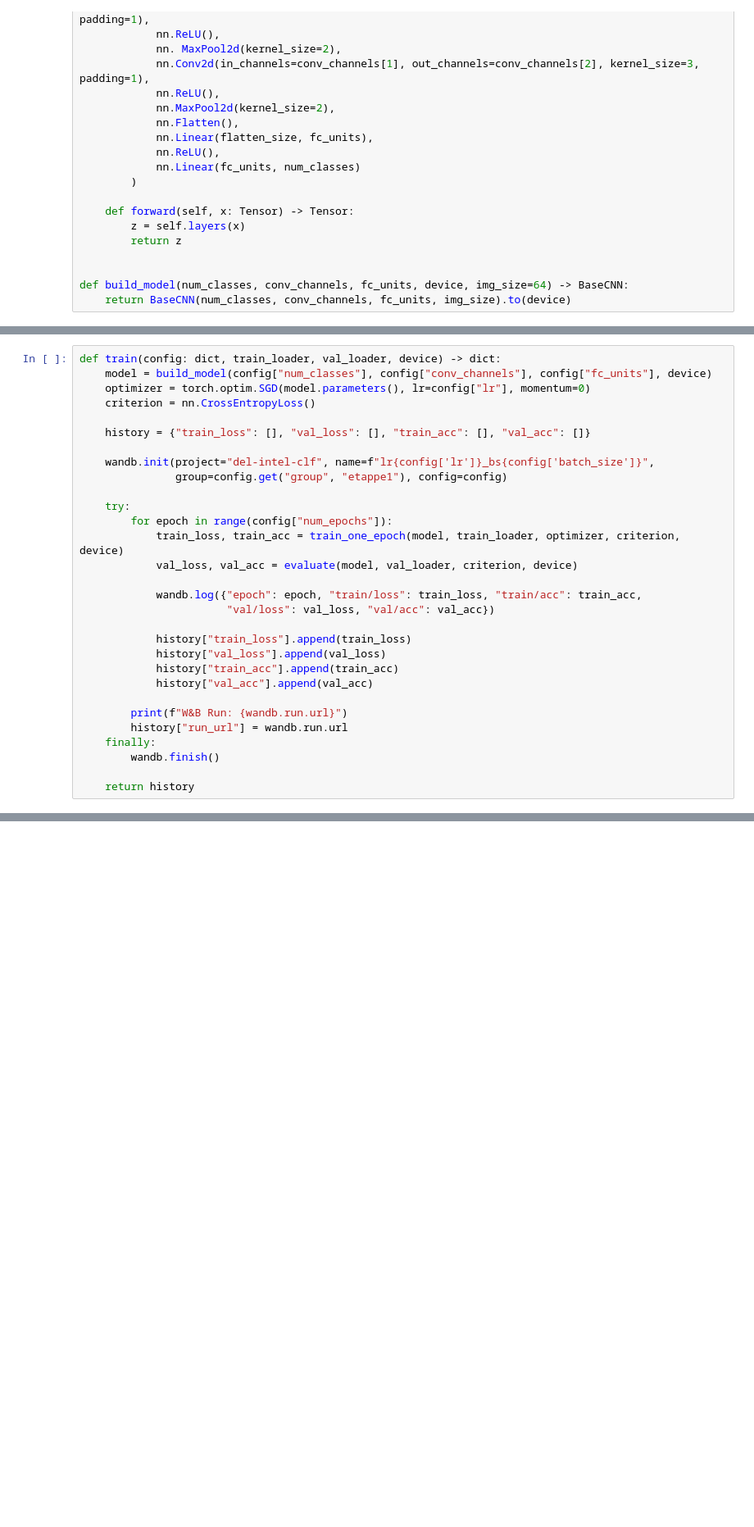
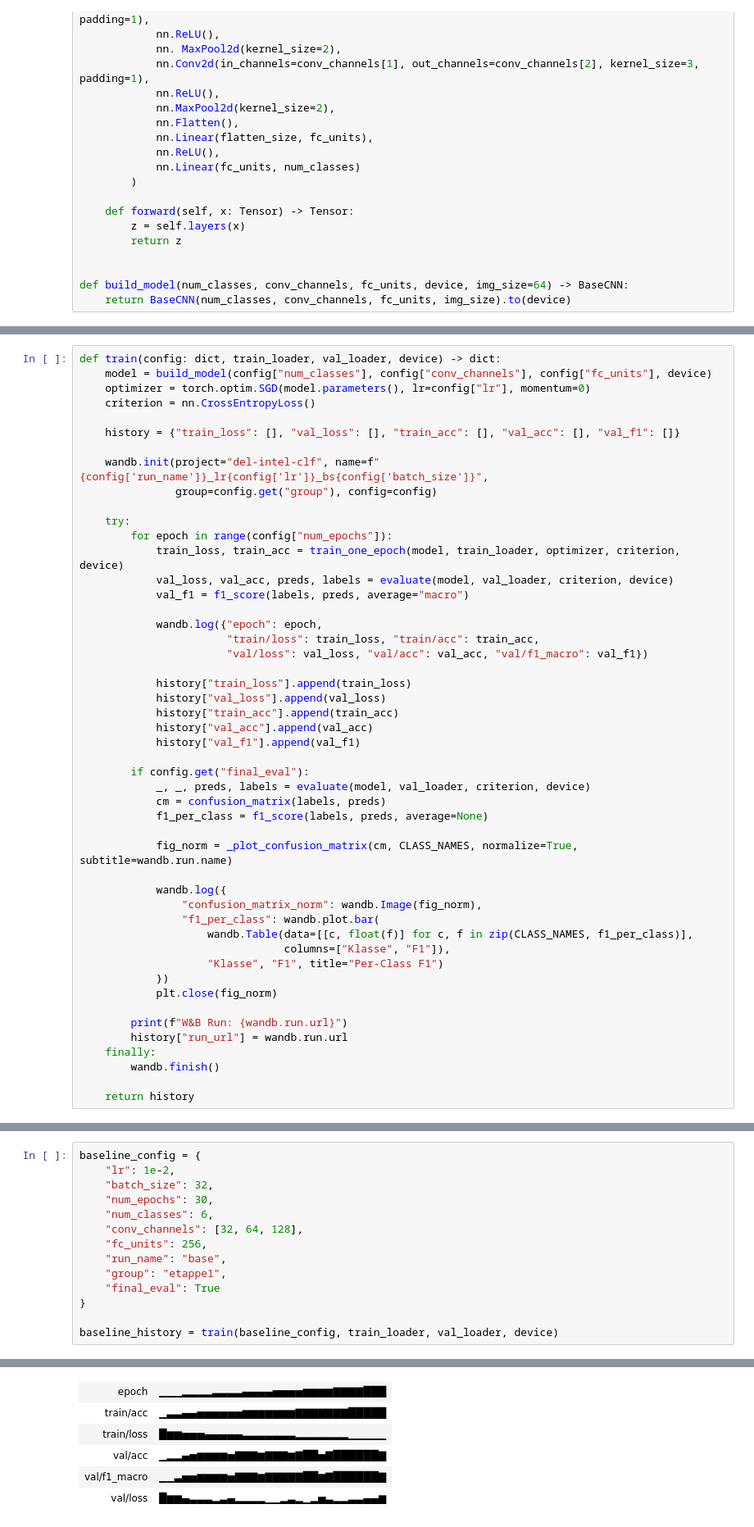
Before and after one commit to damiansze/DEL_FS26, a Jupyter notebook: DEL_MC.ipynb, the cells around one changed output, grey strips where cells are left out. Shown at 82% size. Cells and saved outputs as stored; diff of their text form; blank space fills up the shorter version.

```diff
--- a/DEL_MC.ipynb
+++ b/DEL_MC.ipynb
@@ -294,23 +411,42 @@ def train(config: dict, train_loader, val_loader, device) -> dict:
     optimizer = torch.optim.SGD(model.parameters(), lr=config["lr"], momentum=0)
     criterion = nn.CrossEntropyLoss()
 
-    history = {"train_loss": [], "val_loss": [], "train_acc": [], "val_acc": []}
+    history = {"train_loss": [], "val_loss": [], "train_acc": [], "val_acc": [], "val_f1": []}
 
-    wandb.init(project="del-intel-clf", name=f"lr{config['lr']}_bs{config['batch_size']}",
-               group=config.get("group", "etappe1"), config=config)
+    wandb.init(project="del-intel-clf", name=f"{config['run_name']}_lr{config['lr']}_bs{config['batch_size']}",
+               group=config.get("group"), config=config)
 
     try:
         for epoch in range(config["num_epochs"]):
             train_loss, train_acc = train_one_epoch(model, train_loader, optimizer, criterion, device)
-            val_loss, val_acc = evaluate(model, val_loader, criterion, device)
+            val_loss, val_acc, preds, labels = evaluate(model, val_loader, criterion, device)
+            val_f1 = f1_score(labels, preds, average="macro")
 
-            wandb.log({"epoch": epoch, "train/loss": train_loss, "train/acc": train_acc,
-                       "val/loss": val_loss, "val/acc": val_acc})
+            wandb.log({"epoch": epoch,
+                       "train/loss": train_loss, "train/acc": train_acc,
+                       "val/loss": val_loss, "val/acc": val_acc, "val/f1_macro": val_f1})
 
             history["train_loss"].append(train_loss)
             history["val_loss"].append(val_loss)
             history["train_acc"].append(train_acc)
             history["val_acc"].append(val_acc)
+            history["val_f1"].append(val_f1)
+
+        if config.get("final_eval"):
+            _, _, preds, labels = evaluate(model, val_loader, criterion, device)
+            cm = confusion_matrix(labels, preds)
+            f1_per_class = f1_score(labels, preds, average=None)
+
+            fig_norm = _plot_confusion_matrix(cm, CLASS_NAMES, normalize=True, subtitle=wandb.run.name)
+
+            wandb.log({
+                "confusion_matrix_norm": wandb.Image(fig_norm),
+                "f1_per_class": wandb.plot.bar(
+                    wandb.Table(data=[[c, float(f)] for c, f in zip(CLASS_NAMES, f1_per_class)],
+                                columns=["Klasse", "F1"]),
+                    "Klasse", "F1", title="Per-Class F1")
+            })
+            plt.close(fig_norm)
 
         print(f"W&B Run: {wandb.run.url}")
         history["run_url"] = wandb.run.url
@@ -393,0 +535,15 @@ plt.show()
+# %%
+baseline_config = {
+    "lr": 1e-2,
+    "batch_size": 32,
+    "num_epochs": 30,
+    "num_classes": 6,
+    "conv_channels": [32, 64, 128],
+    "fc_units": 256,
+    "run_name": "base",
+    "group": "etappe1",
+    "final_eval": True
+}
+
+baseline_history = train(baseline_config, train_loader, val_loader, device)
+# %% [output]
@@ -393,0 +559,6 @@ plt.show()
+| epoch | ▁▁▁▂▂▂▂▃▃▃▃▄▄▄▄▅▅▅▅▆▆▆▆▇▇▇▇███ |
+| train/acc | ▁▃▃▄▄▅▅▅▅▅▅▆▆▆▆▆▆▆▇▇▇▇▇▇▇█████ |
+| train/loss | █▆▆▅▅▅▄▄▄▄▄▃▃▃▃▃▃▃▂▂▂▂▂▂▂▁▁▁▁▁ |
+| val/acc | ▁▂▂▄▅▆▆▆▆▅▇▇▇▆▇▇▇▆▇██▅▇██████▇ |
+| val/f1_macro | ▁▁▃▅▅▆▆▆▆▅▇▇▇▆▇▇▇▇▇██▆▇██████▇ |
+| val/loss | █▆▆▄▃▃▃▂▃▄▂▂▂▂▁▁▂▃▂▁▂▅▃▂▂▃▃▄▄▆ |
```
Also changed, not shown: parts of 41 cells of this notebook, 3 other files.
